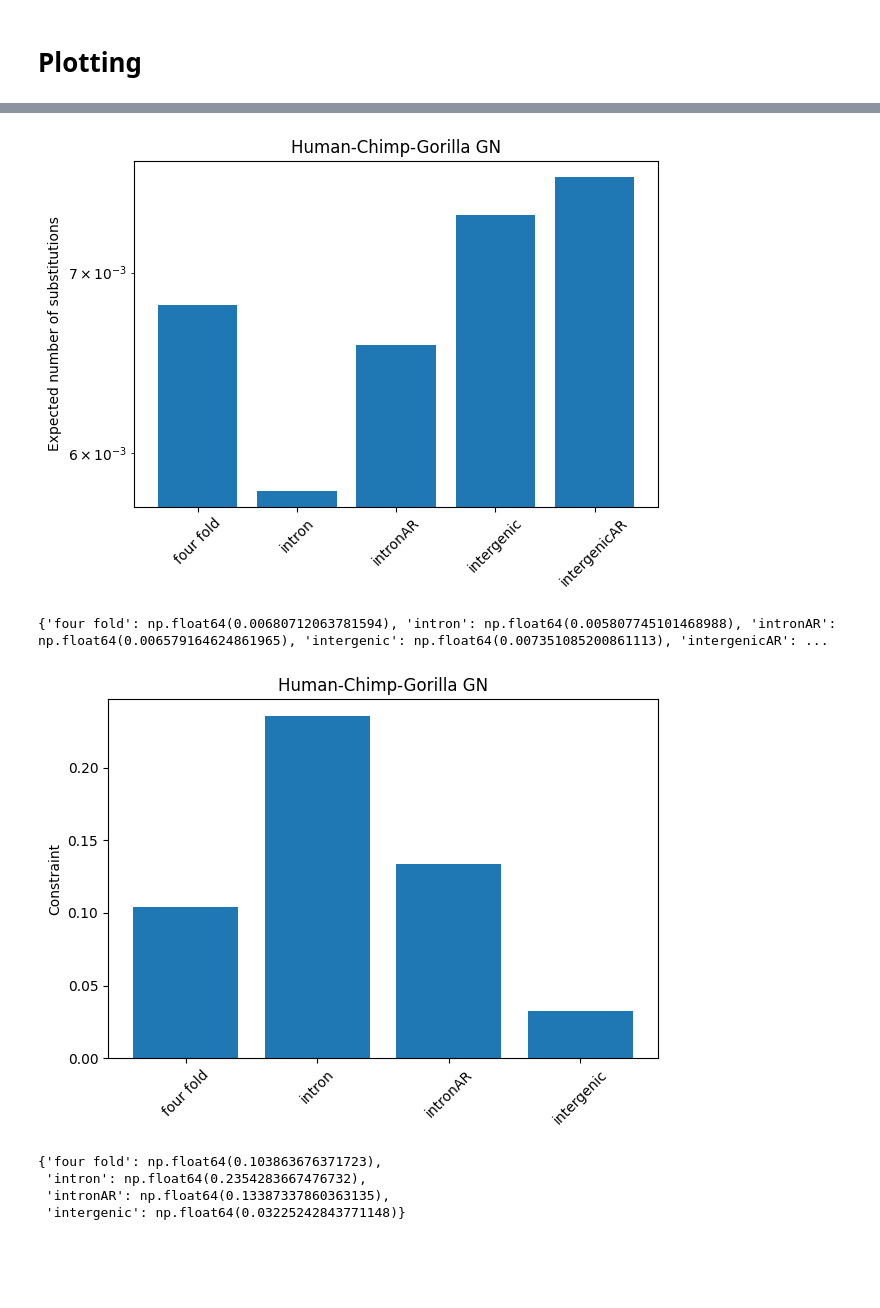
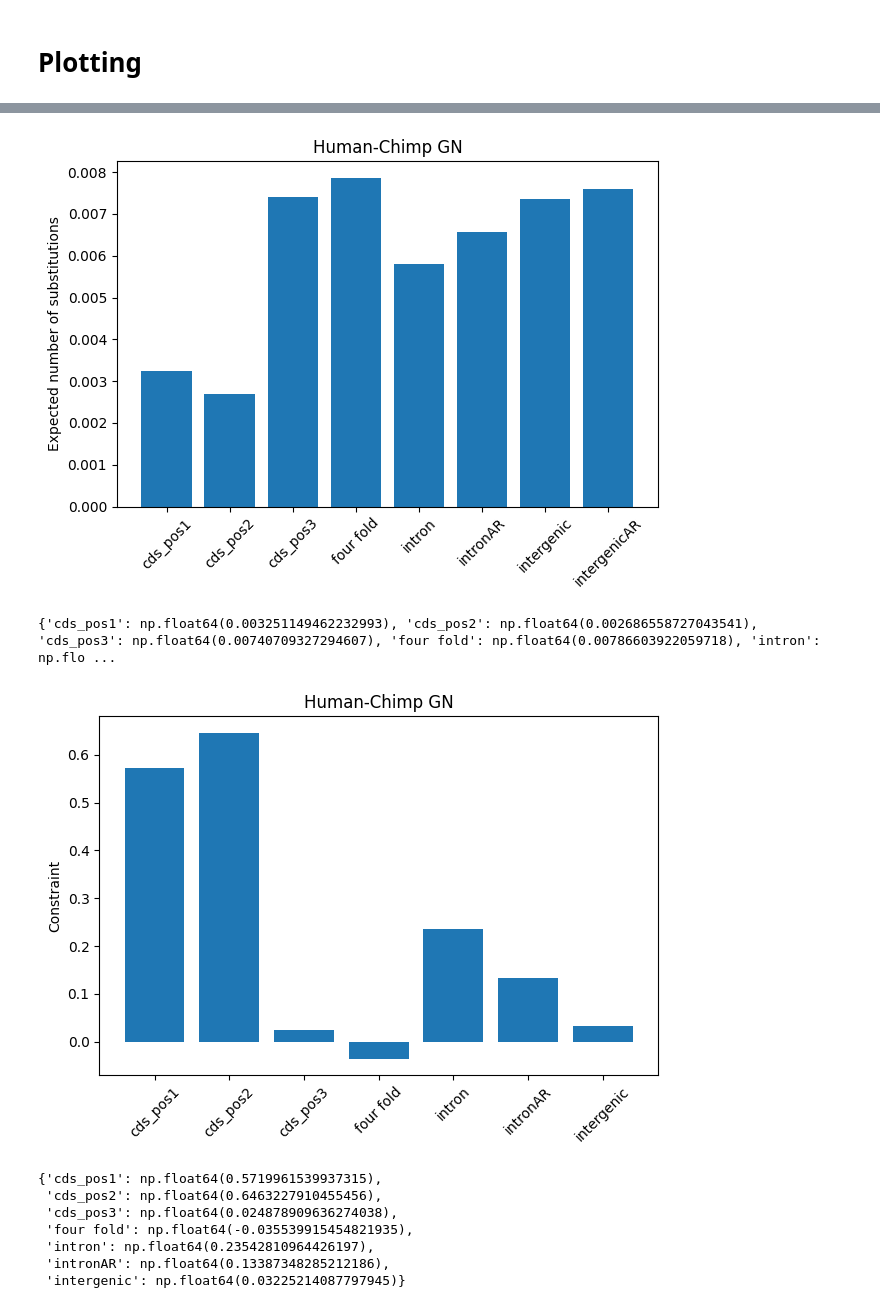
Before and after one commit to uliseshmc/EstimatingUd, a Jupyter notebook: GN_model.ipynb, the cells around one changed output, grey strips where cells are left out. Drawn from its saved outputs; the diff is of its cells as text; code cells hidden in the pictures; blank space fills up the shorter version.

```diff
--- a/GN_model.ipynb
+++ b/GN_model.ipynb
@@ -34,12 +172,11 @@ logs                  1
 # %%
 loader = get_app("load_aligned", moltype="dna")
 omit_degs_cds = get_app("omit_degenerates", moltype="dna", motif_length=3)
-rename_cds = libs.renamer_cds_aligned()
 ffold = get_app("take_codon_positions", fourfold_degenerate=True)
 concat = get_app("concat", moltype="dna")
 
 #create a concatenated alignment with all coding positions
-ffold_process = loader + omit_degs_cds + rename_cds + ffold
+ffold_process = loader + omit_degs_cds + ffold
 # result below is only valid alignments (no NotCompleted).
 results_ffold = [r for r in ffold_process.as_completed(in_dstore[:], parallel=True) if r]
 ffold_alns = concat(results_ffold)
@@ -111,11 +265,11 @@ logs                  1
 # %%
 #loading and cocatanating sequences
 loader = get_app("load_aligned", moltype="dna")
-omit_degs_noncds1 = get_app("omit_degenerates", moltype="dna")
+omit_degs_noncds = get_app("omit_degenerates", moltype="dna")
 rename_noncds = libs.renamer_noncds_aligned()
 concat = get_app("concat", moltype="dna")
 
-noncds_app = loader + omit_degs_noncds1 + rename_noncds
+noncds_app = loader + omit_degs_noncds + rename_noncds
 #By using this renamer_aligned function I throw away sequences with paralogs
 results_allpos = [r for r in noncds_app.as_completed(in_dstore[:], parallel=True) if r]
 alns_introns = concat(results_allpos)
@@ -274,11 +523,14 @@ alpos_alns
 #Do a General nucleotide substitution model
 #time_het=max sets a 36 params substitution model
 sm = get_app("model", "GN", time_het="max", optimise_motif_probs=True, show_progress=True)
-result_intergenic = sm(alpos_alns)
+result_intergenic = sm(alns_inter)
+
+lengthstree_intergenic = result_intergenic.lf.get_lengths_as_ens()
+humanENS_inter = lengthstree_intergenic["Human"]
 
 print("Distances: ")
-lengthstree_intergenic = result_intergenic.lf.get_lengths_as_ens()
-humanENS_intergenic = lengthstree_intergenic["Human"]
 print(lengthstree_intergenic)
+
+result_intergenic.lf
 # %% [output]
 Distances:
@@ -327,11 +631,14 @@ alpos_alns
 #Do a General nucleotide substitution model
 #time_het=max sets a 36 params substitution model
 sm = get_app("model", "GN", time_het="max", optimise_motif_probs=True, show_progress=True)
-result_intergenicAR = sm(alpos_alns)
+result_intergenicAR = sm(alns_interAR)
+
+lengthstree_intergenicAR = result_intergenicAR.lf.get_lengths_as_ens()
+humanENS_interAR = lengthstree_intergenicAR["Human"]
 
 print("Distances: ")
-lengthstree_intergenicAR = result_intergenicAR.lf.get_lengths_as_ens()
-humanENS_intergenicAR = lengthstree_intergenicAR["Human"]
 print(lengthstree_intergenicAR)
+
+result_intergenicAR.lf
 # %% [output]
 Distances:
@@ -346,48 +738,56 @@ np.float64(0.028622953577162668)
 # %%
 ENS_human_GN = {
+    "cds_pos1": humanENS_pos1,
+    "cds_pos2": humanENS_pos2,
+    "cds_pos3": humanENS_pos3,
     "four fold": humanENS_ffold,
     "intron": humanENS_intron,
     "intronAR": humanENS_intronAR,
     "intergenic": humanENS_intergenic,
     "intergenicAR": humanENS_intergenicAR
 
 }
 
 constraint_GN = {
+    "cds_pos1": 1-humanENS_pos1/humanENS_intergenicAR,
+    "cds_pos2": 1-humanENS_pos2/humanENS_intergenicAR,
+    "cds_pos3": 1-humanENS_pos3/humanENS_intergenicAR,
     "four fold": 1-humanENS_ffold/humanENS_intergenicAR,
     "intron": 1-humanENS_intron/humanENS_intergenicAR,
     "intronAR": 1-humanENS_intronAR/humanENS_intergenicAR,
     "intergenic": 1-humanENS_intergenic/humanENS_intergenicAR
 }
 
 plt.figure()
 plt.bar(ENS_human_GN.keys(), ENS_human_GN.values())
-plt.yscale("log")
 plt.ylabel("Expected number of substitutions")
-plt.title("Human-Chimp-Gorilla GN")
+plt.title("Human-Chimp GN")
 plt.xticks(rotation=45)
 plt.tight_layout()
 plt.show()
 
 print(ENS_human_GN)
 
 plt.figure()
 plt.bar(constraint_GN.keys(), constraint_GN.values())
 plt.ylabel("Constraint")
-plt.title("Human-Chimp-Gorilla GN")
+plt.title("Human-Chimp GN")
 plt.xticks(rotation=45)
 plt.tight_layout()
 plt.show()
 
 constraint_GN
 # %% [output]
-[figure, old version]
+[figure, new version]
-{'four fold': np.float64(0.00680712063781594), 'intron': np.float64(0.005807745101468988), 'intronAR': np.float64(0.006579164624861965), 'intergenic': np.float64(0.007351085200861113), 'intergenicAR': ...
+{'cds_pos1': np.float64(0.003251149462232993), 'cds_pos2': np.float64(0.002686558727043541), 'cds_pos3': np.float64(0.00740709327294607), 'four fold': np.float64(0.00786603922059718), 'intron': np.flo ...
-[figure, old version]
+[figure, new version]
-{'four fold': np.float64(0.103863676371723),
- 'intron': np.float64(0.2354283667476732),
- 'intronAR': np.float64(0.13387337860363135),
- 'intergenic': np.float64(0.03225242843771148)}
+{'cds_pos1': np.float64(0.5719961539937315),
+ 'cds_pos2': np.float64(0.6463227910455456),
+ 'cds_pos3': np.float64(0.024878909636274038),
+ 'four fold': np.float64(-0.035539915454821935),
+ 'intron': np.float64(0.23542810964426197),
+ 'intronAR': np.float64(0.13387348285212186),
+ 'intergenic': np.float64(0.03225214087797945)}
 # %%
 totalENS_human_GN = {
     "four fold": totalENS_ffold,
```
Also changed, not shown: parts of 32 cells of this notebook, 19 other files.
